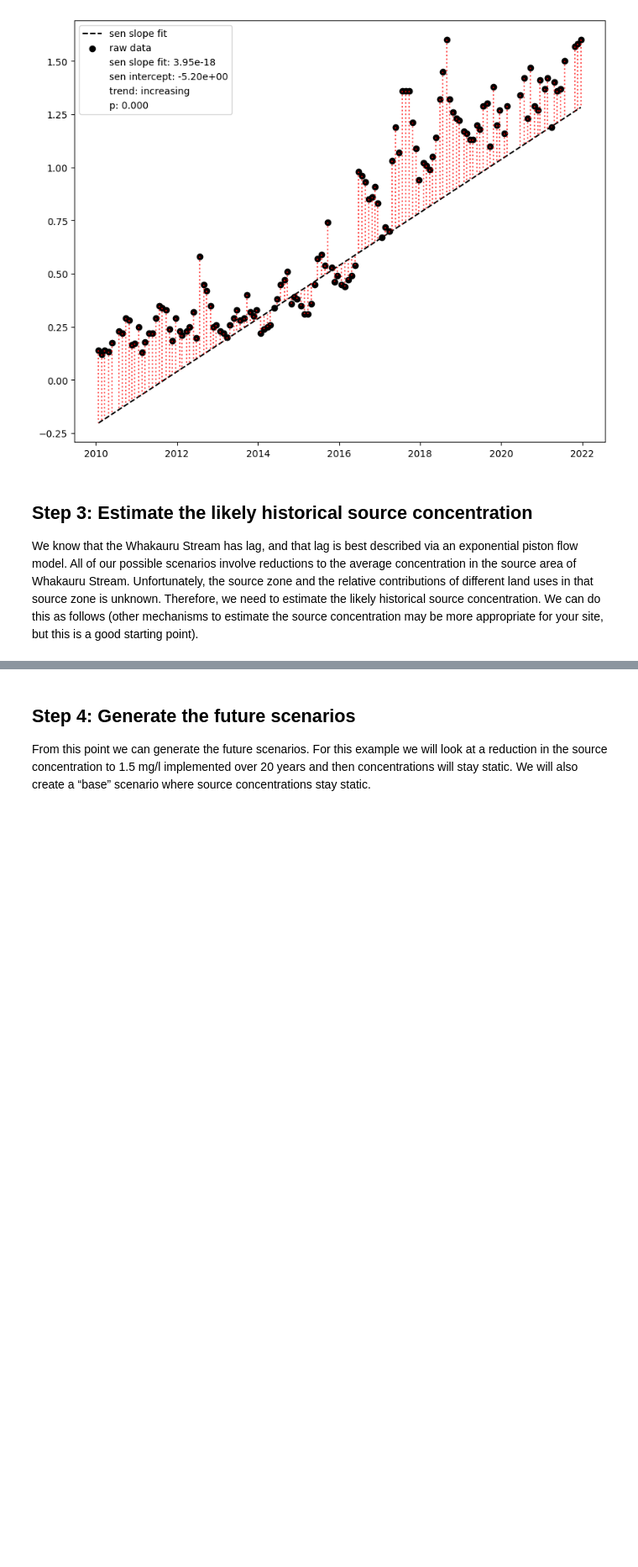
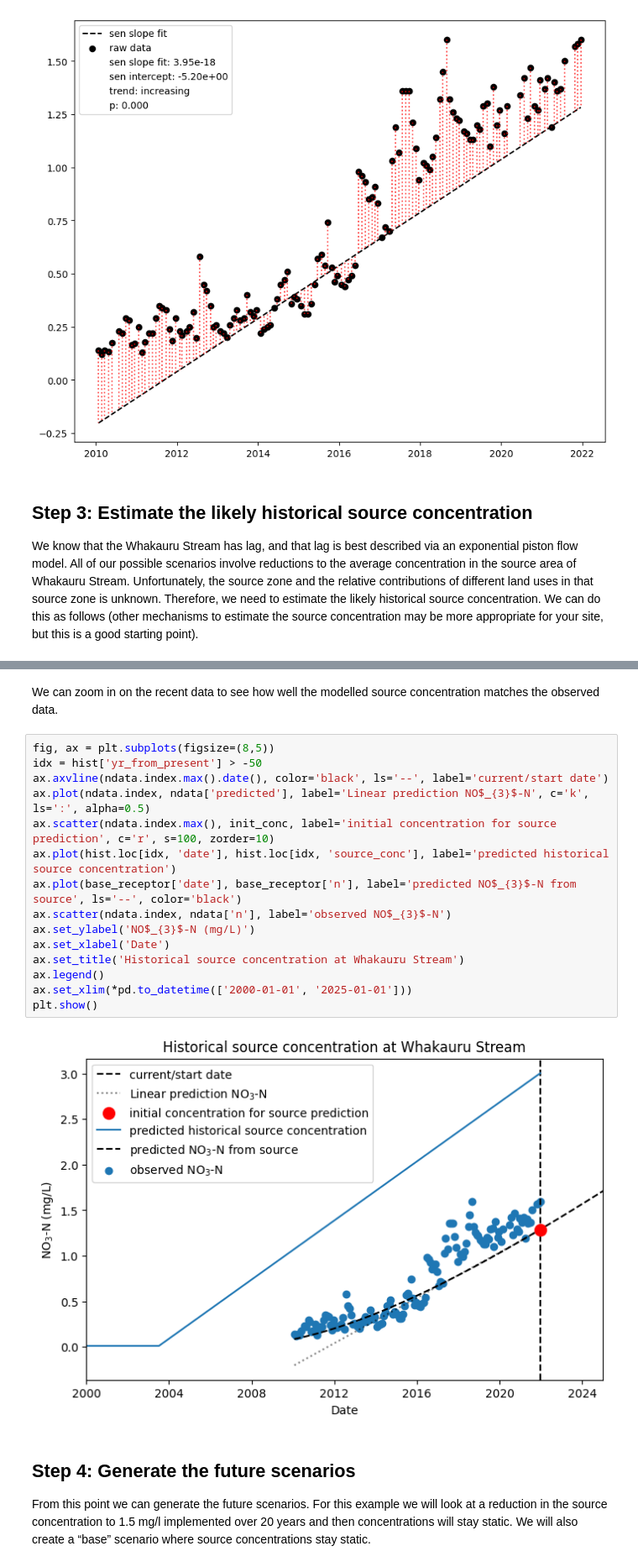
Before and after one commit to Komanawa-Solutions-Ltd/gw_detect_power-worked-examples, a Jupyter notebook: Whakauru_Stream_worked_example.ipynb, the cells around one changed output, grey strips where cells are left out. Shown at 84% size. Drawn from its saved outputs; the diff is of its cells as text; blank space fills up the shorter version.

```diff
--- a/Whakauru_Stream_worked_example.ipynb
+++ b/Whakauru_Stream_worked_example.ipynb
@@ -194,3 +211,22 @@ plt.show()
+# %% [markdown]
+We can zoom in on the recent data to see how well the modelled source concentration matches the observed data.
+# %%
+fig, ax = plt.subplots(figsize=(8,5))
+idx = hist['yr_from_present'] > -50
+ax.axvline(ndata.index.max().date(), color='black', ls='--', label='current/start date')
+ax.plot(ndata.index, ndata['predicted'], label='Linear prediction NO$_{3}$-N', c='k', ls=':', alpha=0.5)
+ax.scatter(ndata.index.max(), init_conc, label='initial concentration for source prediction', c='r', s=100, zorder=10)
+ax.plot(hist.loc[idx, 'date'], hist.loc[idx, 'source_conc'], label='predicted historical source concentration')
+ax.plot(base_receptor['date'], base_receptor['n'], label='predicted NO$_{3}$-N from source', ls='--', color='black')
+ax.scatter(ndata.index, ndata['n'], label='observed NO$_{3}$-N')
+ax.set_ylabel('NO$_{3}$-N (mg/L)')
+ax.set_xlabel('Date')
+ax.set_title('Historical source concentration at Whakauru Stream')
+ax.legend()
+ax.set_xlim(*pd.to_datetime(['2000-01-01', '2025-01-01']))
+plt.show()
+# %% [output]
+[figure, added]
 # %% [markdown]
 ## Step 4: Generate the future scenarios
 From this point we can generate the future scenarios. For this example we will look at a reduction in the source concentration to 1.5 mg/l implemented over 20 years and then concentrations will stay static. We will also create a “base” scenario where source concentrations stay static.
```
Also changed, not shown: parts of 4 cells of this notebook.
